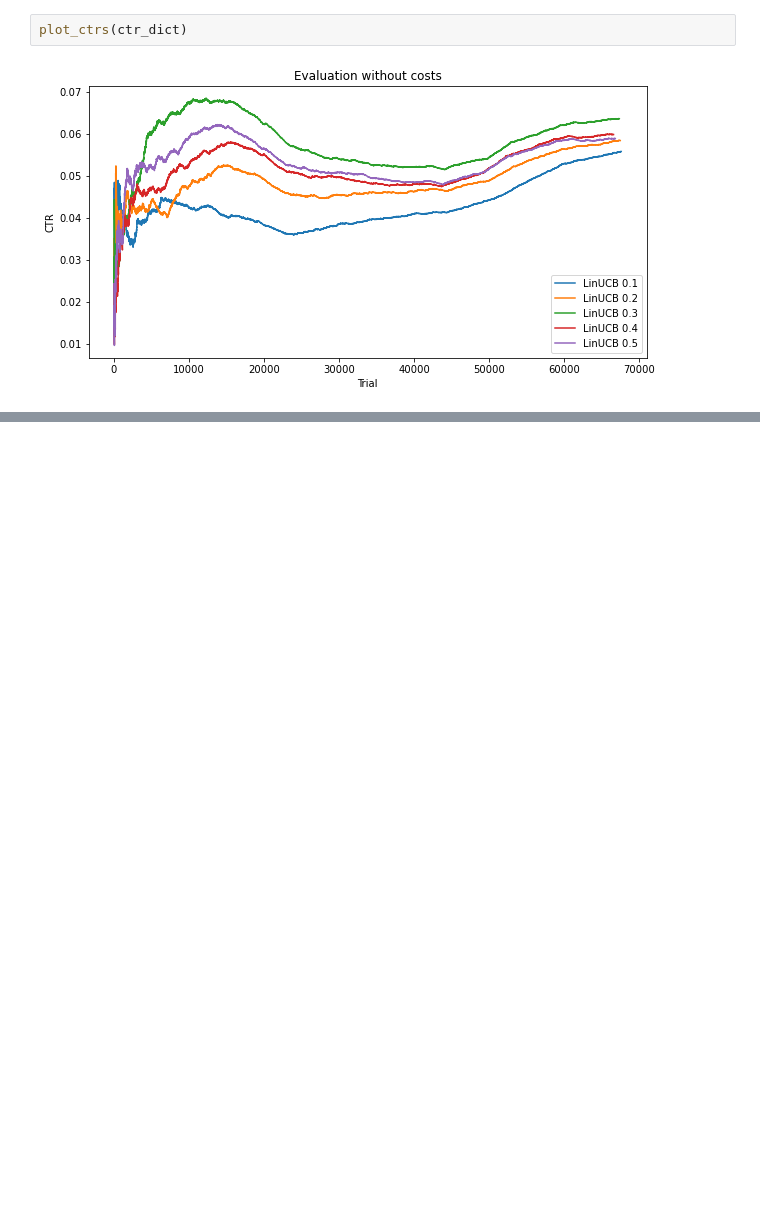
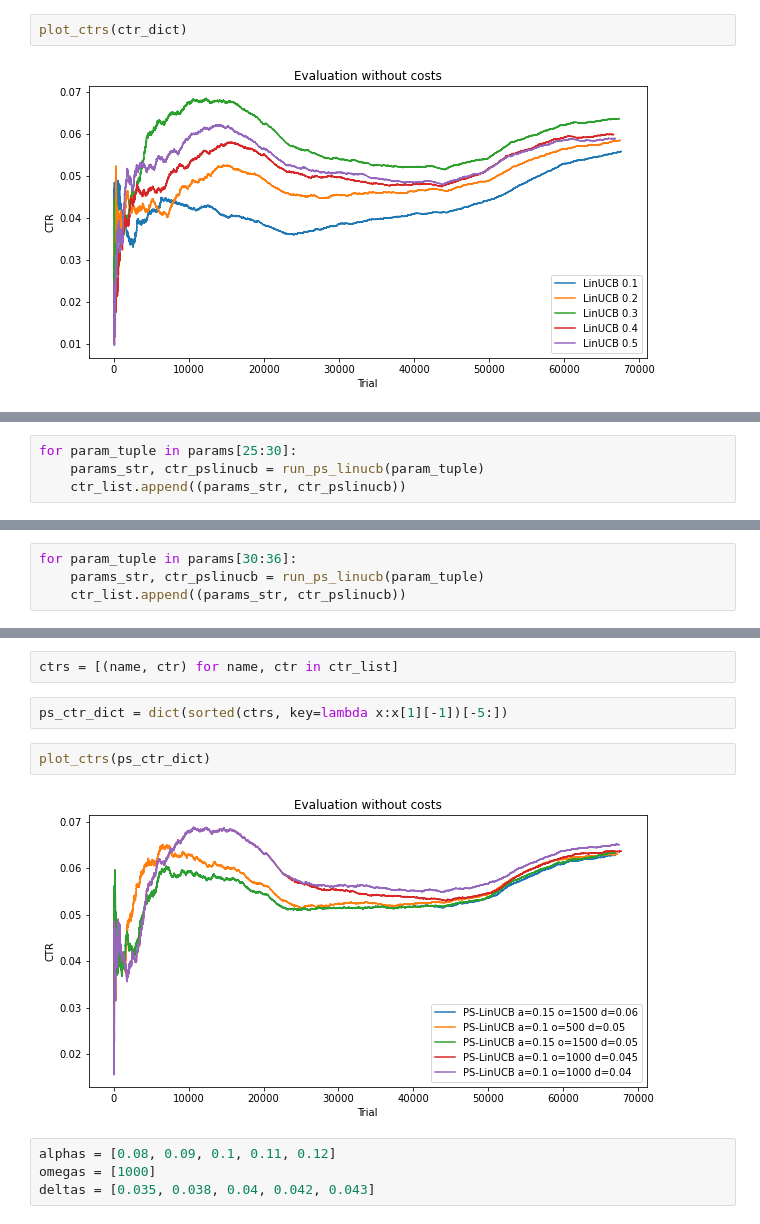
Before and after one commit to saeedghoorchian/NCC-Bandits, a Jupyter notebook: experiments/R6B/5_parameter_tuning.ipynb, the cells around one changed output, grey strips where cells are left out. Drawn from its saved outputs; the diff is of its cells as text; blank space fills up the shorter version.

```diff
--- a/experiments/R6B/5_parameter_tuning.ipynb
+++ b/experiments/R6B/5_parameter_tuning.ipynb
@@ -107,0 +399,4 @@ plot_ctrs(ctr_dict)
+# %%
+for param_tuple in params[25:30]:
+    params_str, ctr_pslinucb = run_ps_linucb(param_tuple)
+    ctr_list.append((params_str, ctr_pslinucb))
@@ -107,0 +419,4 @@ plot_ctrs(ctr_dict)
+# %%
+for param_tuple in params[30:36]:
+    params_str, ctr_pslinucb = run_ps_linucb(param_tuple)
+    ctr_list.append((params_str, ctr_pslinucb))
@@ -107,0 +465,12 @@ plot_ctrs(ctr_dict)
+# %%
+ctrs = [(name, ctr) for name, ctr in ctr_list]
+# %%
+ps_ctr_dict = dict(sorted(ctrs, key=lambda x:x[1][-1])[-5:])
+# %%
+plot_ctrs(ps_ctr_dict)
+# %% [output]
+[figure, added]
+# %%
+alphas = [0.08, 0.09, 0.1, 0.11, 0.12]
+omegas = [1000]
+deltas = [0.035, 0.038, 0.04, 0.042, 0.043]
```
Also changed, not shown: parts of 40 cells of this notebook, 10 other files.
